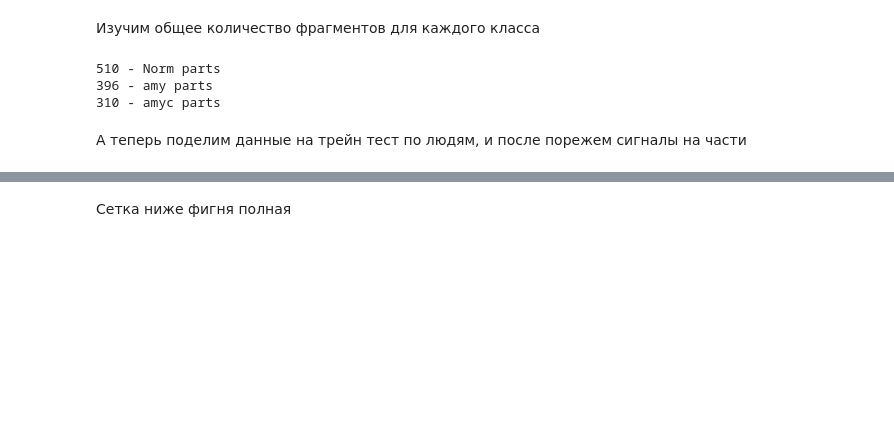
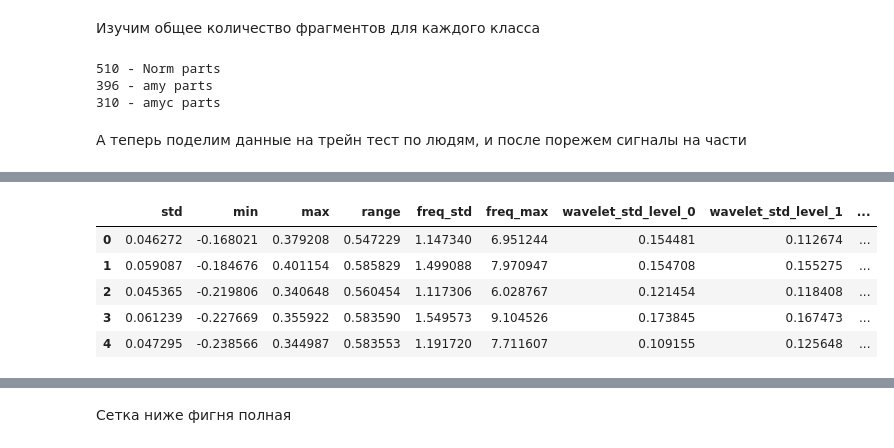
Before and after one commit to ArtikBoom3007/Diplomas, a Jupyter notebook: Classifiers/RF + SVM/RF_CNN_SVM.ipynb, the cells around one changed output, grey strips where cells are left out. Cells and saved outputs as stored; diff of their text form; code cells hidden in the pictures; blank space fills up the shorter version.

```diff
--- a/Classifiers/RF + SVM/RF_CNN_SVM.ipynb
+++ b/Classifiers/RF + SVM/RF_CNN_SVM.ipynb
@@ -131 +130,10 @@ Random Forest accuracy: 0.5547445255474452
 SVM accuracy: 0.5109489051094891
+# %%
+X_train.head()
+# %% [output]
+|  | std | min | max | range | freq_std | freq_max | wavelet_std_level_0 | wavelet_std_level_1 | ... |
+| 0 | 0.046272 | -0.168021 | 0.379208 | 0.547229 | 1.147340 | 6.951244 | 0.154481 | 0.112674 | ... |
+| 1 | 0.059087 | -0.184676 | 0.401154 | 0.585829 | 1.499088 | 7.970947 | 0.154708 | 0.155275 | ... |
+| 2 | 0.045365 | -0.219806 | 0.340648 | 0.560454 | 1.117306 | 6.028767 | 0.121454 | 0.118408 | ... |
+| 3 | 0.061239 | -0.227669 | 0.355922 | 0.583590 | 1.549573 | 9.104526 | 0.173845 | 0.167473 | ... |
+| 4 | 0.047295 | -0.238566 | 0.344987 | 0.583553 | 1.191720 | 7.711607 | 0.109155 | 0.125648 | ... |
```
Also changed, not shown: parts of 11 cells of this notebook, 8 other files.
